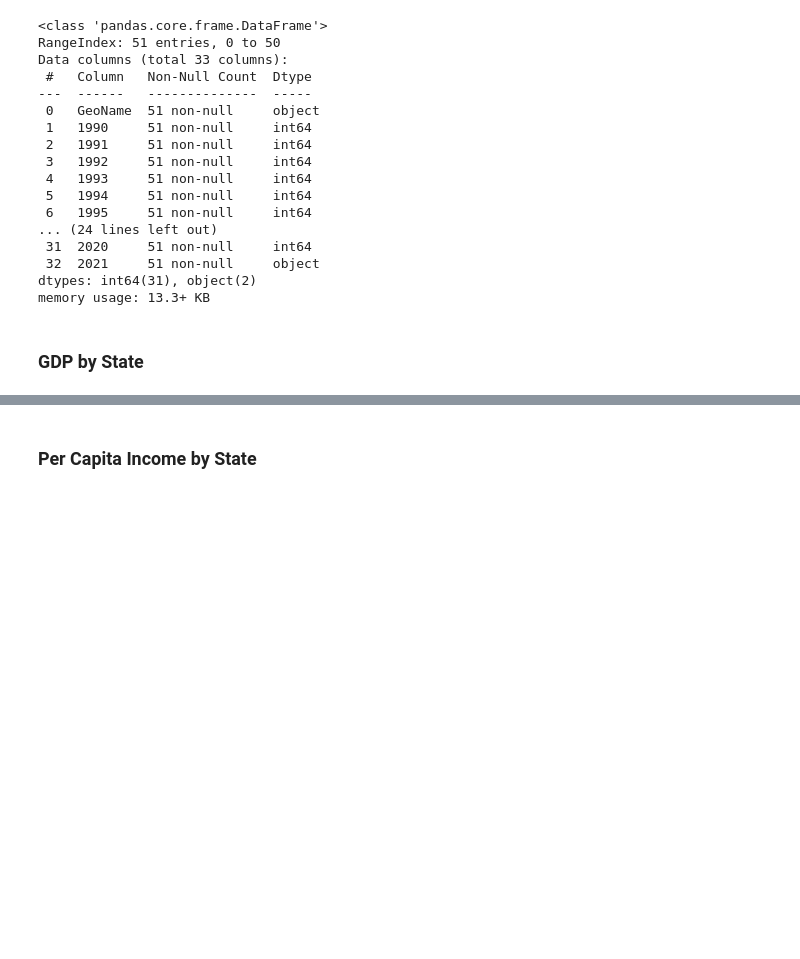
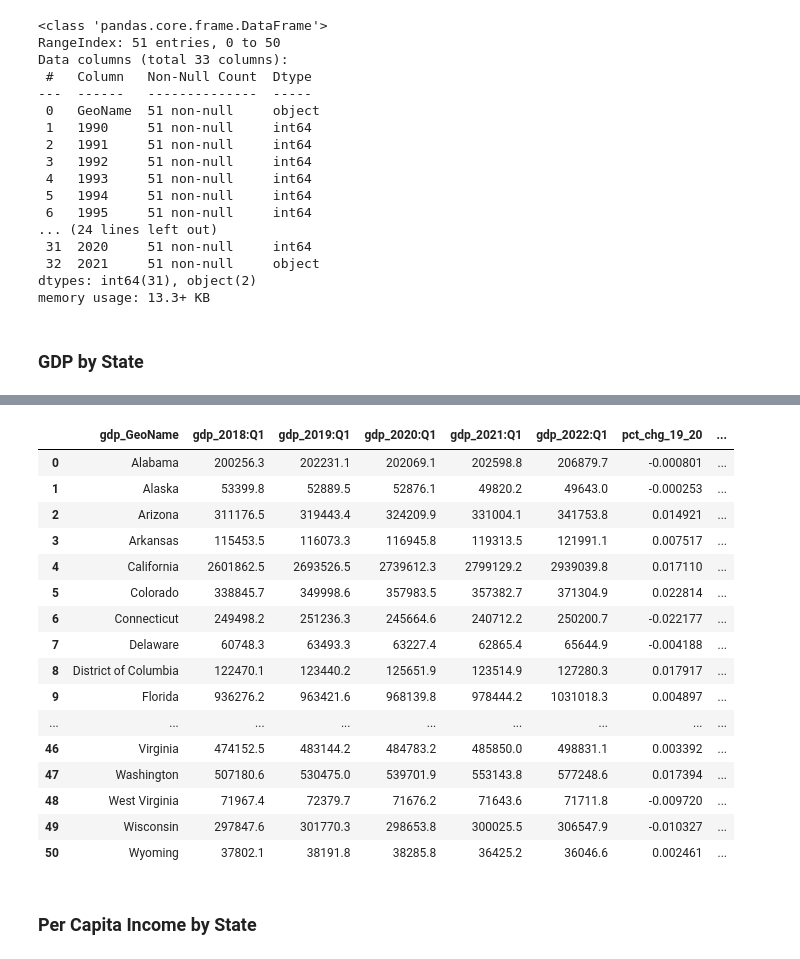
Before and after one commit to jhancuch/sba-loan-credit-analysis, a Jupyter notebook: eda/forecasting_census_variables.ipynb, the cells around one changed output, grey strips where cells are left out. Saved outputs shown, nothing was run; the diff lists cells and outputs as text; code cells hidden in the pictures; blank space fills up the shorter version.

```diff
--- a/eda/forecasting_census_variables.ipynb
+++ b/eda/forecasting_census_variables.ipynb
@@ -94,9 +144,33 @@ memory usage: 7.3+ KB
 # %%
 gdp = gdp.add_prefix('gdp_')
 # %%
-gdp['pct_chg_19_20'] = (gdp['gdp_2020'] - gdp['gdp_2019']) / gdp['gdp_2019']
-gdp['pct_chg_20_21'] = (gdp['gdp_2021'] - gdp['gdp_2020']) / gdp['gdp_2020']
-gdp['pct_chg_21_22'] = (gdp['gdp_2020'] - gdp['gdp_2019']) / gdp['gdp_2019']
+gdp['pct_chg_19_20'] = (gdp['gdp_2020:Q1'] - gdp['gdp_2019:Q1']) / gdp['gdp_2019:Q1']
+gdp['pct_chg_20_21'] = (gdp['gdp_2021:Q1'] - gdp['gdp_2020:Q1']) / gdp['gdp_2020:Q1']
+gdp['pct_chg_21_22'] = (gdp['gdp_2020:Q1'] - gdp['gdp_2019:Q1']) / gdp['gdp_2019:Q1']
+# %%
+gdp['stabb'] = ''
+for i in range(0, len(gdp)):
+    gdp.loc[i, 'stabb'] = us_state_to_abbrev[gdp.loc[i, 'gdp_GeoName']]
+# %%
+gdp
+# %% [output]
+|  | gdp_GeoName | gdp_2018:Q1 | gdp_2019:Q1 | gdp_2020:Q1 | gdp_2021:Q1 | gdp_2022:Q1 | pct_chg_19_20 | ... |
+| 0 | Alabama | 200256.3 | 202231.1 | 202069.1 | 202598.8 | 206879.7 | -0.000801 | ... |
+| 1 | Alaska | 53399.8 | 52889.5 | 52876.1 | 49820.2 | 49643.0 | -0.000253 | ... |
+| 2 | Arizona | 311176.5 | 319443.4 | 324209.9 | 331004.1 | 341753.8 | 0.014921 | ... |
+| 3 | Arkansas | 115453.5 | 116073.3 | 116945.8 | 119313.5 | 121991.1 | 0.007517 | ... |
+| 4 | California | 2601862.5 | 2693526.5 | 2739612.3 | 2799129.2 | 2939039.8 | 0.017110 | ... |
+| 5 | Colorado | 338845.7 | 349998.6 | 357983.5 | 357382.7 | 371304.9 | 0.022814 | ... |
+| 6 | Connecticut | 249498.2 | 251236.3 | 245664.6 | 240712.2 | 250200.7 | -0.022177 | ... |
+| 7 | Delaware | 60748.3 | 63493.3 | 63227.4 | 62865.4 | 65644.9 | -0.004188 | ... |
+| 8 | District of Columbia | 122470.1 | 123440.2 | 125651.9 | 123514.9 | 127280.3 | 0.017917 | ... |
+| 9 | Florida | 936276.2 | 963421.6 | 968139.8 | 978444.2 | 1031018.3 | 0.004897 | ... |
+| ... | ... | ... | ... | ... | ... | ... | ... | ... |
+| 46 | Virginia | 474152.5 | 483144.2 | 484783.2 | 485850.0 | 498831.1 | 0.003392 | ... |
+| 47 | Washington | 507180.6 | 530475.0 | 539701.9 | 553143.8 | 577248.6 | 0.017394 | ... |
+| 48 | West Virginia | 71967.4 | 72379.7 | 71676.2 | 71643.6 | 71711.8 | -0.009720 | ... |
+| 49 | Wisconsin | 297847.6 | 301770.3 | 298653.8 | 300025.5 | 306547.9 | -0.010327 | ... |
+| 50 | Wyoming | 37802.1 | 38191.8 | 38285.8 | 36425.2 | 36046.6 | 0.002461 | ... |
 # %% [markdown]
 ### Per Capita Income by State
 # %%
```
Also changed, not shown: parts of 10 cells of this notebook.
